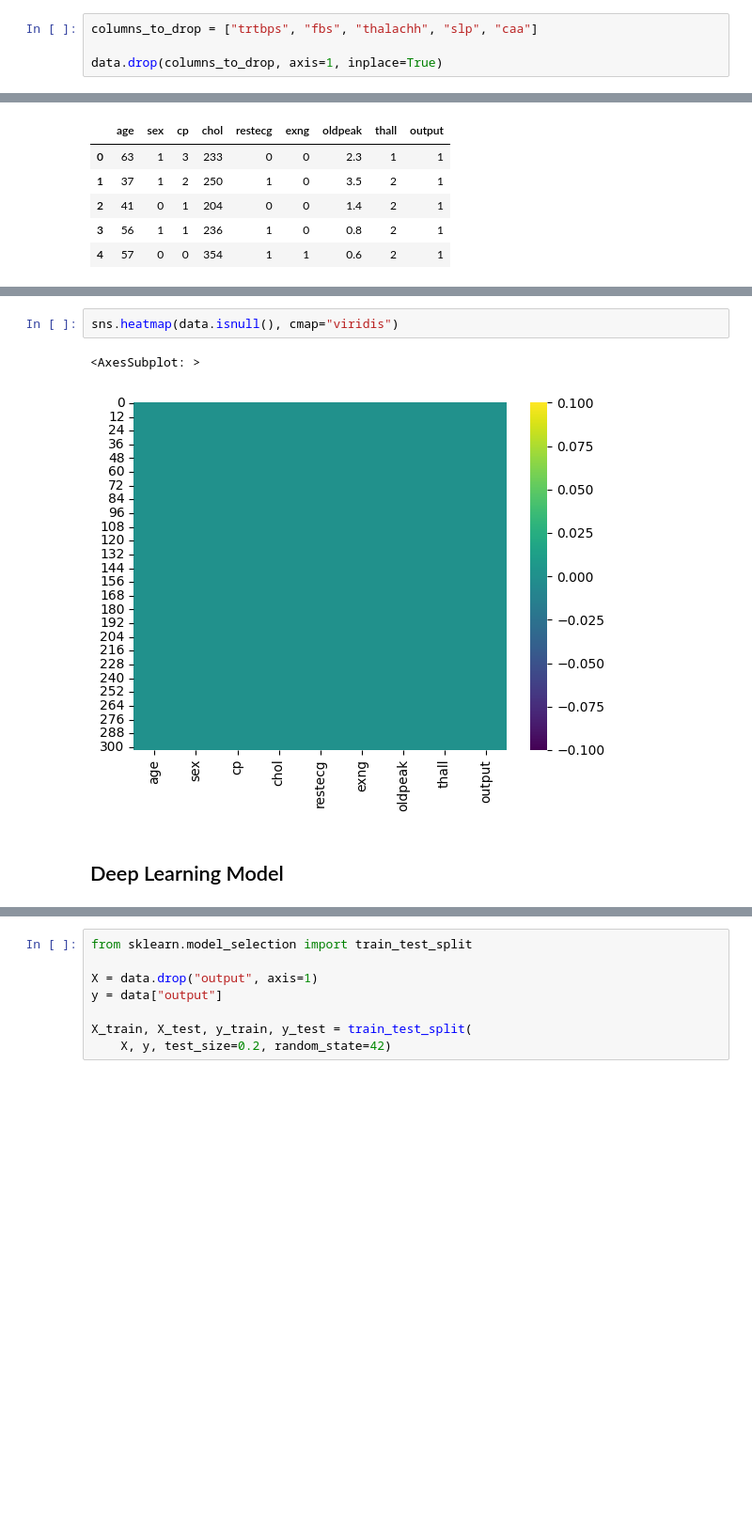
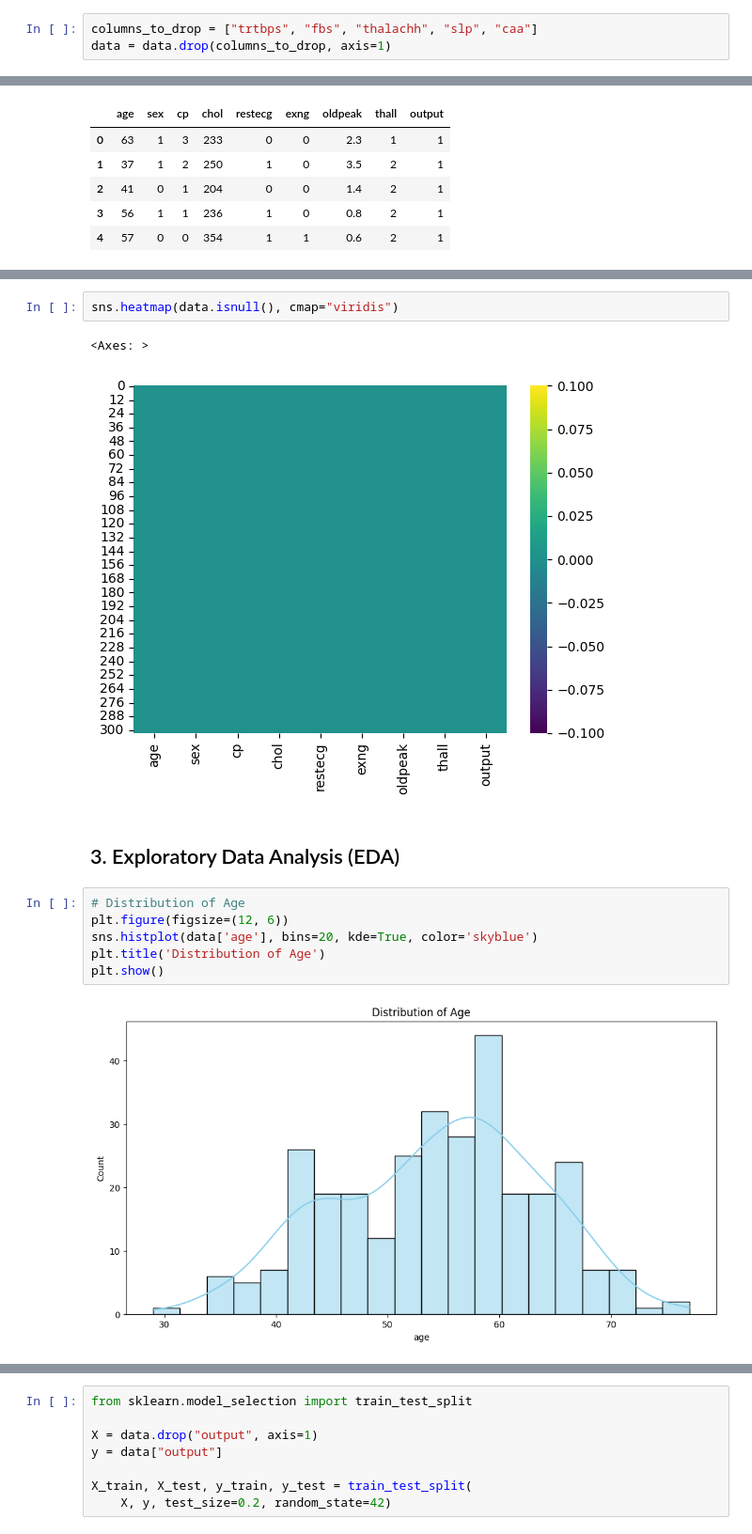
Before and after one commit to Hardvan/JITHack-v3, a Jupyter notebook: Model/Heart Attack Code.ipynb, the cells around one changed output, grey strips where cells are left out. Shown: that part at 94% size. Cells and saved outputs as stored; diff of their text form; blank space fills up the shorter version.

```diff
--- a/Model/Heart Attack Code.ipynb
+++ b/Model/Heart Attack Code.ipynb
@@ -90,5 +92,4 @@ data.describe()
 # %%
 columns_to_drop = ["trtbps", "fbs", "thalachh", "slp", "caa"]
-
-data.drop(columns_to_drop, axis=1, inplace=True)
+data = data.drop(columns_to_drop, axis=1)
 # %% [markdown]
@@ -107,7 +108,15 @@ data.head()
 # %%
 sns.heatmap(data.isnull(), cmap="viridis")
 # %% [output]
-<AxesSubplot: >
+<Axes: >
 [figure]
-# %% [markdown]
-## Deep Learning Model
+# %% [markdown]
+## 3. Exploratory Data Analysis (EDA)
+# %%
+# Distribution of Age
+plt.figure(figsize=(12, 6))
+sns.histplot(data['age'], bins=20, kde=True, color='skyblue')
+plt.title('Distribution of Age')
+plt.show()
+# %% [output]
+[figure, added]
```
Also changed, not shown: parts of 48 cells of this notebook, 1 other file.
